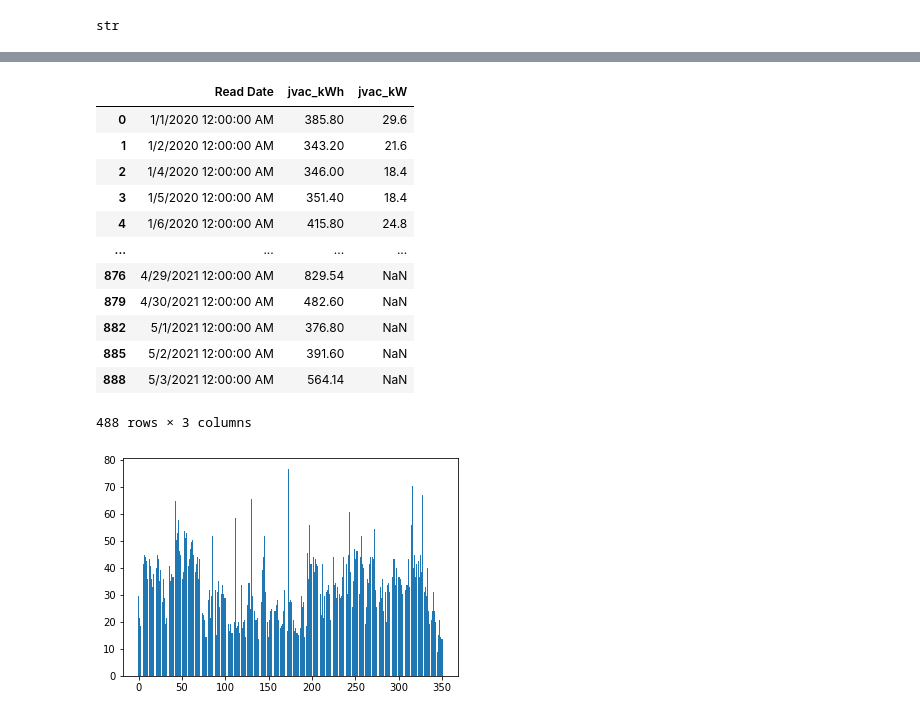
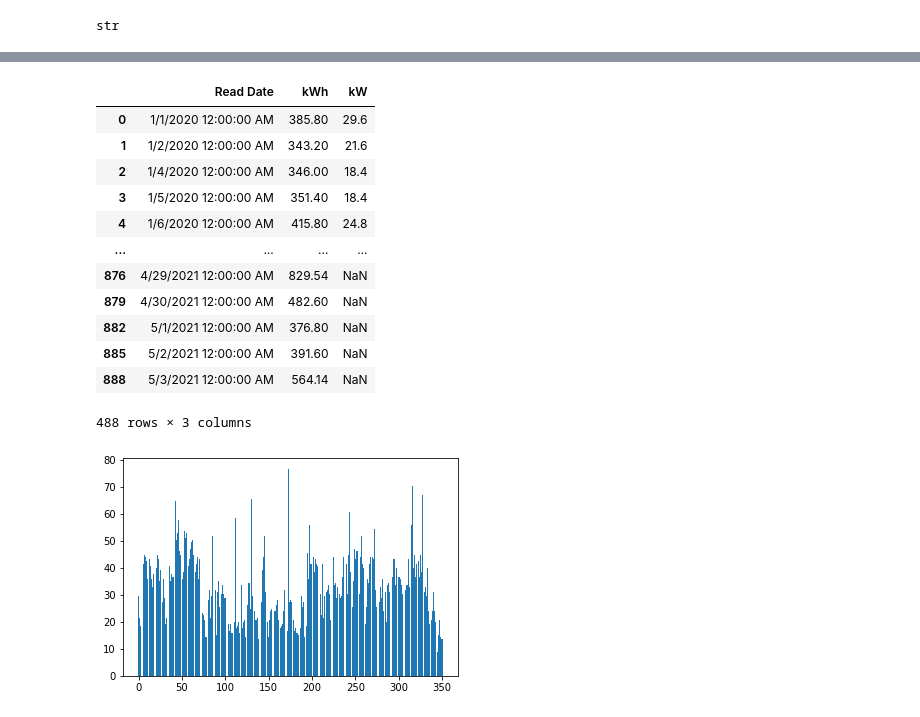
Before and after one commit to jacksonkennedynorris/green_centre, a Jupyter notebook: GreenProject.ipynb, the cells around one changed output, grey strips where cells are left out. Saved outputs shown, nothing was run; the diff lists cells and outputs as text; code cells hidden in the pictures.

```diff
--- a/GreenProject.ipynb
+++ b/GreenProject.ipynb
@@ -96,10 +82,9 @@ plot_daily_data(pearl)
 # %%
 jvac = pd.read_csv("jvac_daily.csv")
-rename_cols(jvac,"jvac")
-jvac = jvac[jvac.jvac_kWh > 2]
+jvac = jvac[jvac.kWh > 2]
 jvac
 # %% [output]
-|  | Read Date | jvac_kWh | jvac_kW |
+|  | Read Date | kWh | kW |
 | 0 | 1/1/2020 12:00:00 AM | 385.80 | 29.6 |
 | 1 | 1/2/2020 12:00:00 AM | 343.20 | 21.6 |
 | 2 | 1/4/2020 12:00:00 AM | 346.00 | 18.4 |
```
Also changed, not shown: parts of 20 cells of this notebook, 3 other files.
